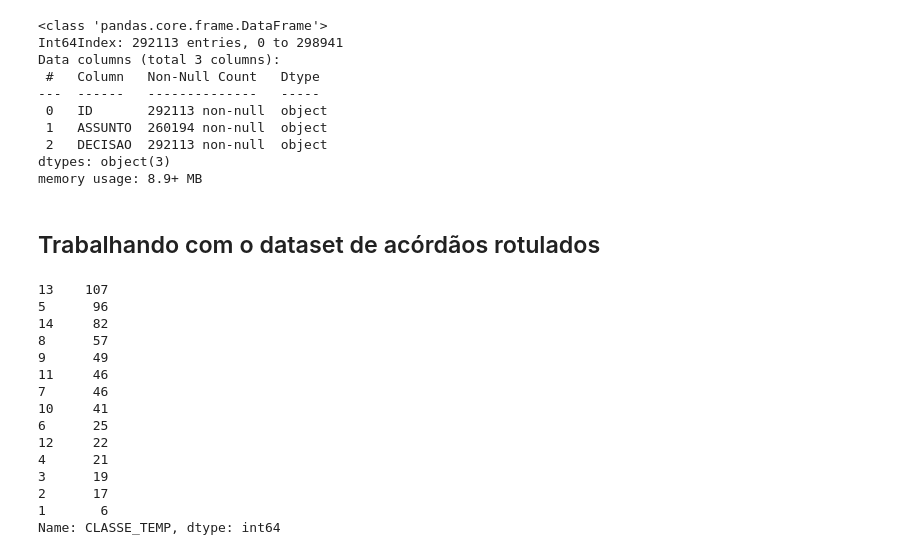
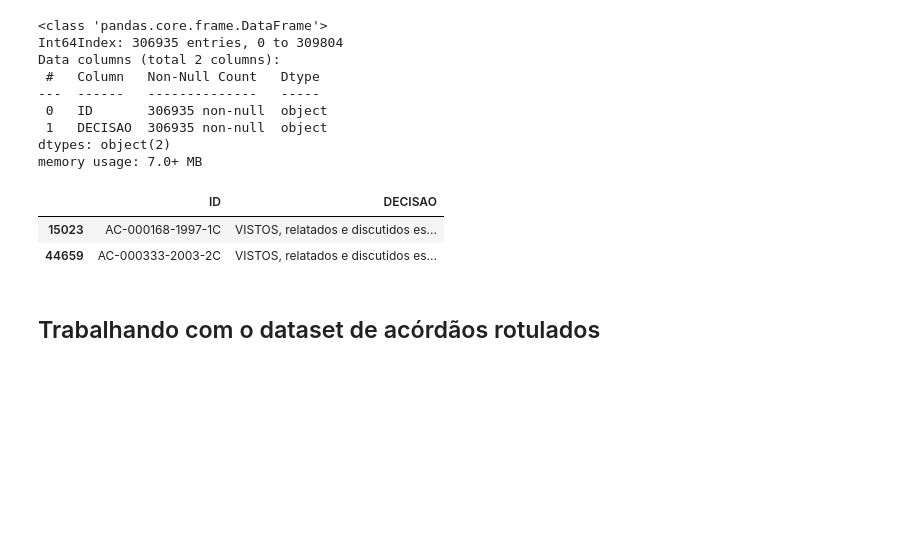
Before and after one commit to wmodanez/acordaos, a Jupyter notebook: 01 - Create dataset.ipynb, the cells around one changed output. Drawn from its saved outputs; the diff is of its cells as text; code cells hidden in the pictures; blank space fills up the shorter version.

```diff
--- a/01 - Create dataset.ipynb
+++ b/01 - Create dataset.ipynb
@@ -199 +131,9 @@ Quantidade de registros repetidos nos campos RELATÓRIO e ACÓRDAO: 18
+# %%
+# Registros marcados como SILIGOSO e por esse motivo convertidos para NaN a fim de padronização
+df_acordaos.loc[(df_acordaos.ACORDAO.str.lower() == 'sigiloso'), 'ACORDAO'] = np.NaN
+df_acordaos.loc[(df_acordaos.DECISAO.str.lower() == 'sigiloso'), 'DECISAO'] = np.NaN
+df_acordaos.loc[(df_acordaos.RELATORIO.str.lower() == 'sigiloso'), 'RELATORIO'] = np.NaN
+df_acordaos.loc[(df_acordaos.VOTO.str.lower() == 'sigiloso'), 'VOTO'] = np.NaN
+# %%
+df_acordaos.fillna('', inplace=True)
 # %%
@@ -201,18 +141,24 @@ df_acordaos['DECISAO'] = df_acordaos['ACORDAO'].map(str) + ' ' + df_acordaos['VO
 # %%
 # Retira colunas que não interessam para o trabalho
-df_acordaos = df_acordaos.drop(['URN', 'ANO_ACORDAO',
-                                'NUMERO_ACORDAO', 'RELATOR', 'PROCESSO', 'DATA_SESSAO', 'NUMERO_ATA',
-                                'ENTIDADE', 'SUMARIO', 'TIPO_PROCESSO', 'ACORDAO', 'VOTO', 'RELATORIO'], axis=1)
+df_acordaos = df_acordaos.drop(['ANO_ACORDAO', 'ASSUNTO', 'COLEGIADO', 'DATA_SESSAO', 'NUMERO_ACORDAO',
+                                'NUMERO_ATA', 'PROCESSO', 'RELATOR', 'SUMARIO', 'TIPO_PROCESSO', 'ACORDAO',
+                                'VOTO', 'RELATORIO', 'VOTOCOMPLEMENTAR', 'VOTOMINISTROREVISOR',
+                                'TIPO_DECISAO'], axis=1)
 
 df_acordaos.info()
 # %% [output]
 <class 'pandas.core.frame.DataFrame'>
-Int64Index: 292113 entries, 0 to 298941
-Data columns (total 3 columns):
+Int64Index: 306935 entries, 0 to 309804
+Data columns (total 2 columns):
  #   Column   Non-Null Count   Dtype
 ---  ------   --------------   -----
- 0   ID       292113 non-null  object
- 1   ASSUNTO  260194 non-null  object
- 2   DECISAO  292113 non-null  object
-dtypes: object(3)
-memory usage: 8.9+ MB
+ 0   ID       306935 non-null  object
+ 1   DECISAO  306935 non-null  object
+dtypes: object(2)
+memory usage: 7.0+ MB
+# %%
+df_acordaos.sample(2)
+# %% [output]
+|  | ID | DECISAO |
+| 15023 | AC-000168-1997-1C | VISTOS, relatados e discutidos es... |
+| 44659 | AC-000333-2003-2C | VISTOS, relatados e discutidos es... |
@@ -232,22 +168,0 @@ df_rotulados.rename(columns={'LABELCLASSE': 'CLASSE_TEMP', 'TÍTULO': 'TITULO',
-# %%
-# Converte a classe em categorias
-for i in range(0,14):
-    df_rotulados.loc[df_rotulados['CLASSE_TEMP'] == 'classe' + str(i+1), ['CLASSE_TEMP']] = i+1
-
-df_rotulados.CLASSE_TEMP.value_counts()
-# %% [output]
-13    107
-5      96
-14     82
-8      57
-9      49
-11     46
-7      46
-10     41
-6      25
-12     22
-4      21
-3      19
-2      17
-1       6
-Name: CLASSE_TEMP, dtype: int64
```
Also changed, not shown: parts of 51 cells of this notebook.
